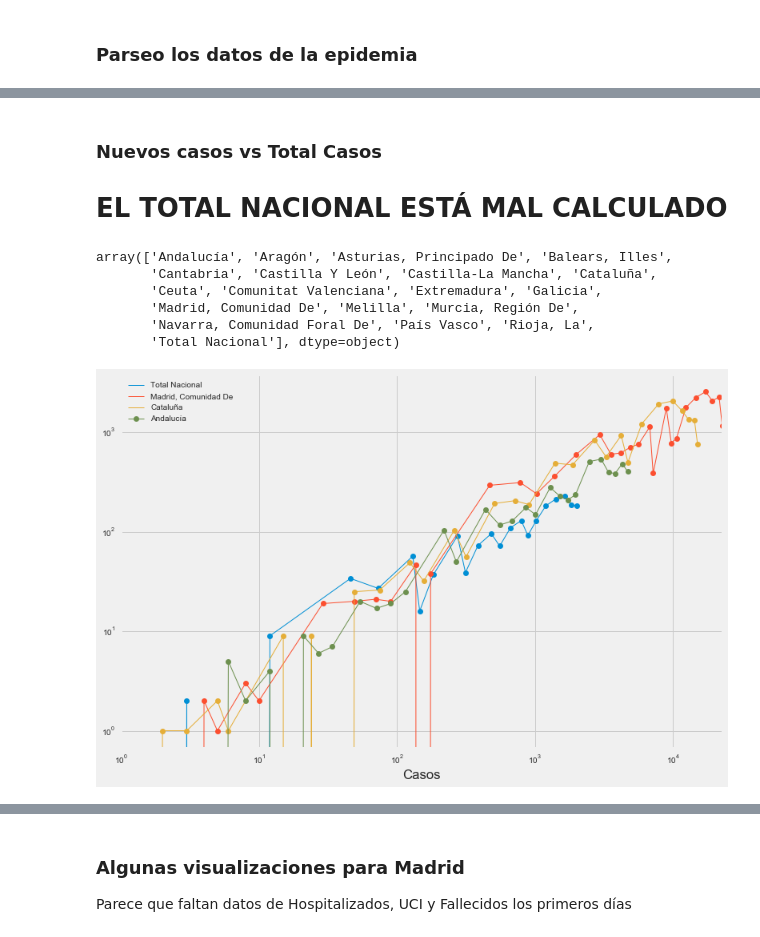
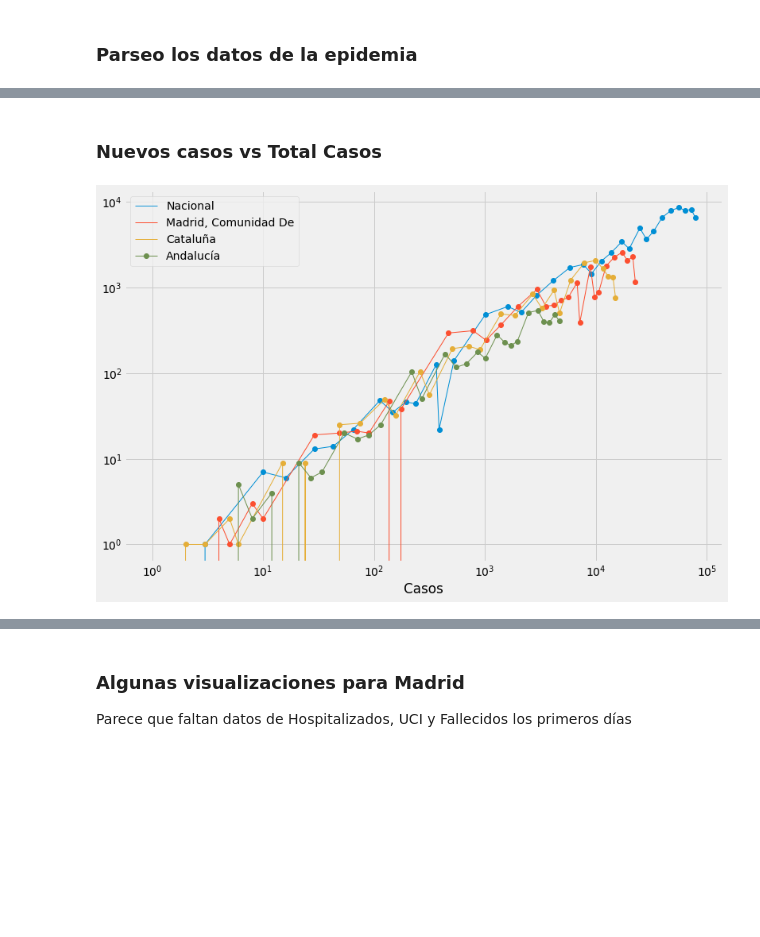
Before and after one commit to manu-jimenez/covid19-manu, a Jupyter notebook: covid19-manu.ipynb, the cells around one changed output, grey strips where cells are left out. Saved outputs shown, nothing was run; the diff lists cells and outputs as text; code cells hidden in the pictures; blank space fills up the shorter version.

Commit message:
calculo totales nacional

```diff
--- a/covid19-manu.ipynb
+++ b/covid19-manu.ipynb
@@ -73,10 +73,11 @@ censo_ccaa
 | 18 | Ceuta | 83517 |
 | 19 | Melilla | 81323 |
 # %%
-nombres_ccaa = {'AN':'Andalucía', 'AR':'Aragón', 'AS':'Asturias, Principado De', 'CB':'Cantabria', 'CE':'Ceuta', 'CL':'Castilla Y León',
-                'CM':'Castilla-La Mancha', 'CN':'Navarra, Comunidad Foral De', 'CT':'Cataluña', 'EX':'Extremadura', 'GA':'Galicia',
-                'IB':'Balears, Illes', 'MC':'Murcia, Región De', 'MD':'Madrid, Comunidad De', 'ME':'Melilla', 'NC':'Total Nacional',
-                'PV':'País Vasco', 'RI':'Rioja, La', 'VC':'Comunitat Valenciana'}
+nombres_ccaa = {'AN':'Andalucía', 'AR':'Aragón', 'AS':'Asturias, Principado De', 'CB':'Cantabria', 'CE':'Ceuta',
+                'CL':'Castilla Y León', 'CM':'Castilla-La Mancha', 'CN':'Canarias', 'CT':'Cataluña', 'EX':'Extremadura',
+                'GA':'Galicia','IB':'Balears, Illes', 'MC':'Murcia, Región De', 'MD':'Madrid, Comunidad De', 'ME':'Melilla',
+                'NC':'Navarra, Comunidad Foral De','PV':'País Vasco', 'RI':'Rioja, La', 'VC':'Comunitat Valenciana'
+               }
 # %% [markdown]
 ### Parseo los datos de la epidemia
 # %%
@@ -89,8 +90,14 @@ df['CCAA'] = df['CCAA'].apply(lambda x: nombres_ccaa[x])
 # Elimino los registros sin casos
 df = df[df['Casos'] > 0]
 
-# Calculo los nuevos casos por CCAA
-df = df.sort_values(by=['CCAA','Fecha'])
+# Calculo los nuevos casos por CCAA y el total nacional
+df = df.sort_values(by=['CCAA','Fecha']).reset_index(drop=True)
+
+total_nacional = df.groupby('Fecha').sum().reset_index()
+total_nacional['CCAA'] = ['Nacional']*len(total_nacional)
+
+df = pd.concat([total_nacional, df], ignore_index=True, sort=False)
+
 for col in ['Casos', 'Hospitalizados', 'UCI', 'Fallecidos']:
     df['nuevos' + col] = df.groupby('CCAA')[col].diff().fillna(0)
 
@@ -125,23 +132,12 @@ inicio_cuarentena = np.datetime64('2020-03-15')
 fase_dos_cuarentena = np.datetime64('2020-03-30')
 # %% [markdown]
 ### Nuevos casos vs Total Casos
-
-# EL TOTAL NACIONAL ESTÁ MAL CALCULADO
-# %%
-df.CCAA.unique()
-# %% [output]
-array(['Andalucía', 'Aragón', 'Asturias, Principado De', 'Balears, Illes',
-       'Cantabria', 'Castilla Y León', 'Castilla-La Mancha', 'Cataluña',
-       'Ceuta', 'Comunitat Valenciana', 'Extremadura', 'Galicia',
-       'Madrid, Comunidad De', 'Melilla', 'Murcia, Región De',
-       'Navarra, Comunidad Foral De', 'País Vasco', 'Rioja, La',
-       'Total Nacional'], dtype=object)
 # %%
 fig, ax = plt.subplots()
 
-selected_ccaa = ['Total Nacional', 'Madrid, Comunidad De', 'Cataluña', 'Andalucía']
+selected_ccaa = ['Nacional', 'Madrid, Comunidad De', 'Cataluña', 'Andalucía']
 
 for ccaa in selected_ccaa:
     df[df.CCAA == ccaa].plot(x='Casos', y='nuevosCasos', marker='o', lw=1, ax=ax, label=ccaa, loglog=True, figsize=(12, 8))
 # %% [output]
-[figure, old version]
+[figure, new version]
```
Also changed, not shown: parts of 3 cells of this notebook.
